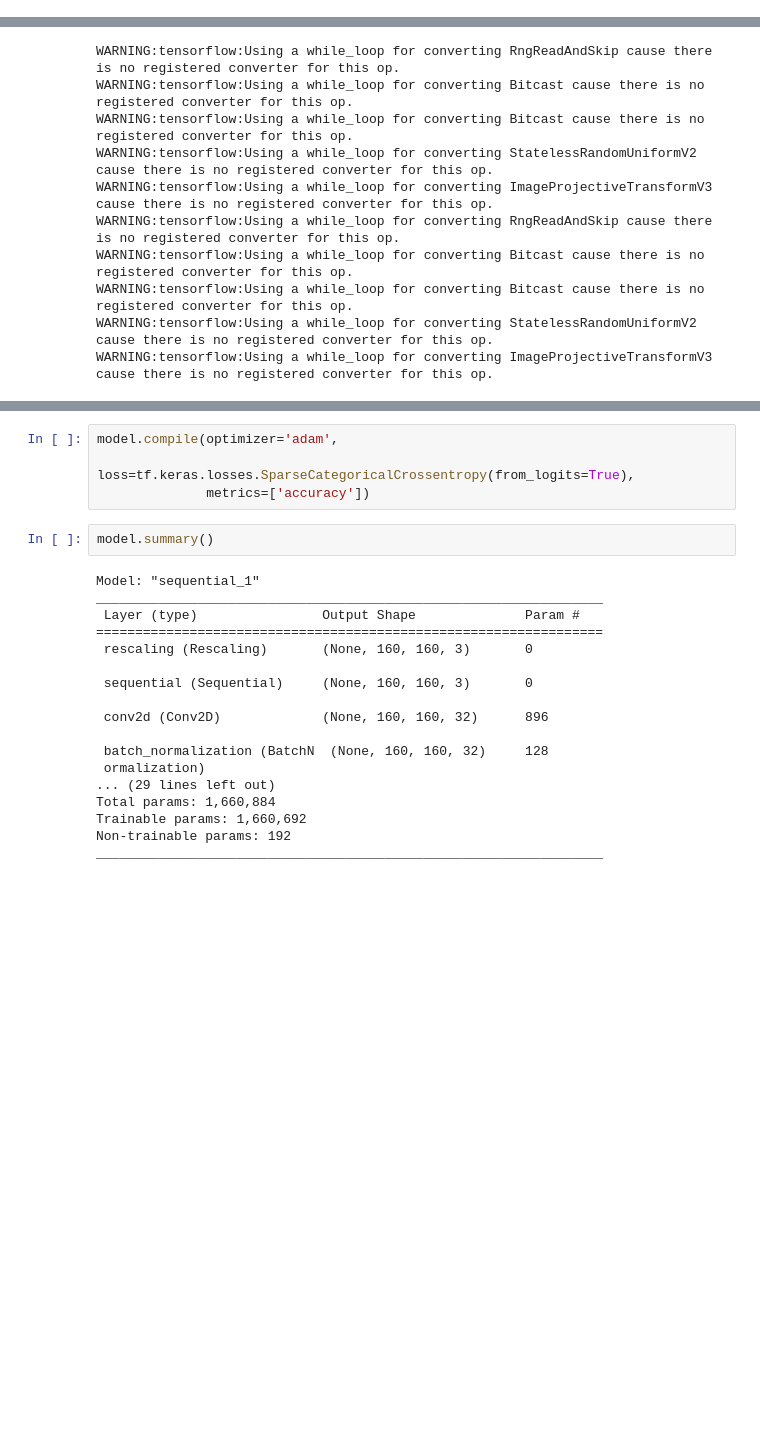
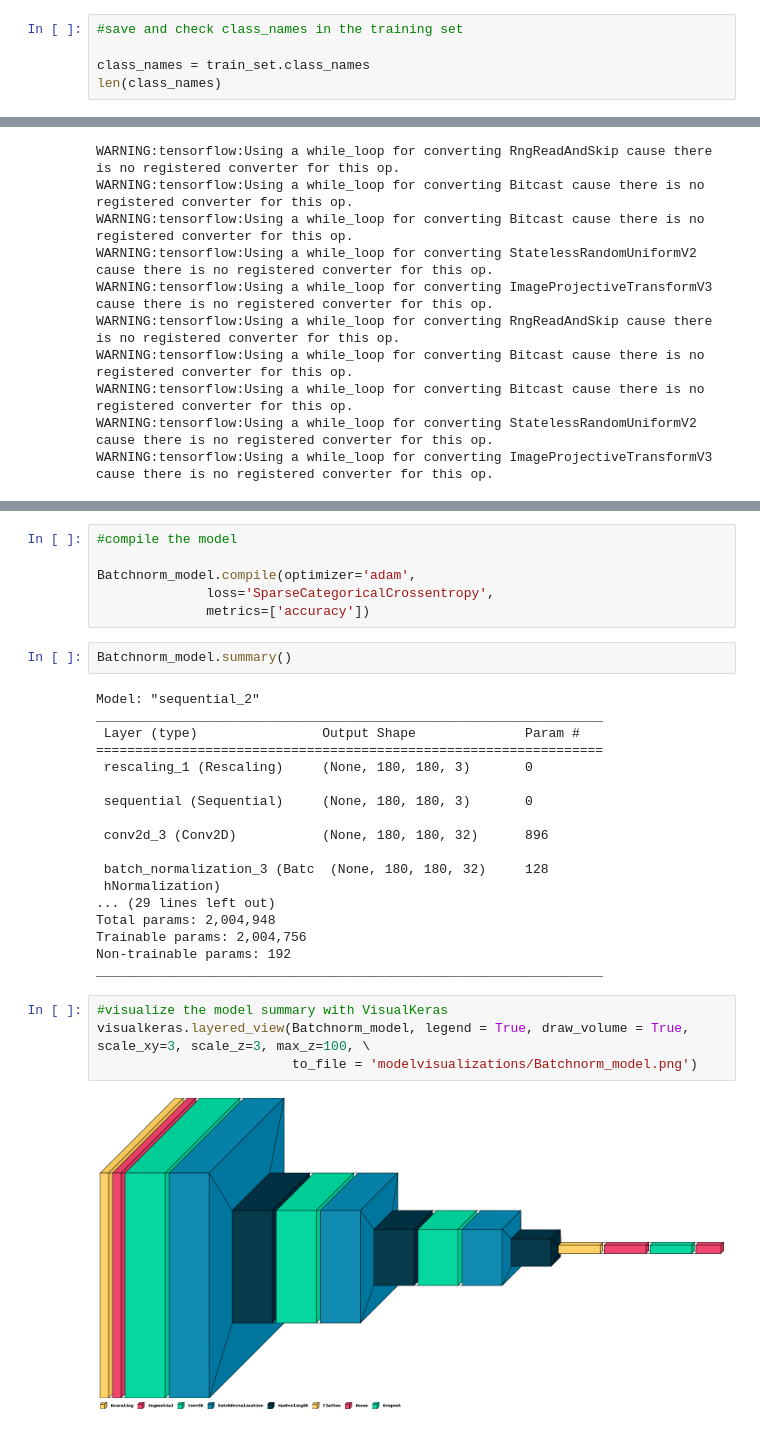
Before and after one commit to Dlappin93/Image-Classification-Capstone, a Jupyter notebook: Lap_Dav_Capstone_Batch_Normalization200.ipynb, the cells around one changed output, grey strips where cells are left out. Drawn from its saved outputs; the diff is of its cells as text; blank space fills up the shorter version.

```diff
--- a/Lap_Dav_Capstone_Batch_Normalization200.ipynb
+++ b/Lap_Dav_Capstone_Batch_Normalization200.ipynb
@@ -78,0 +165,5 @@ class_names
+# %%
+#save and check class_names in the training set
+
+class_names = train_set.class_names
+len(class_names)
@@ -153,24 +287,32 @@ WARNING:tensorflow:Using a while_loop for converting ImageProjectiveTransformV3
 # %%
-model.compile(optimizer='adam',
-              loss=tf.keras.losses.SparseCategoricalCrossentropy(from_logits=True),
+#compile the model
+
+Batchnorm_model.compile(optimizer='adam',
+              loss='SparseCategoricalCrossentropy',
               metrics=['accuracy'])
 # %%
-model.summary()
+Batchnorm_model.summary()
 # %% [output]
-Model: "sequential_1"
+Model: "sequential_2"
 _________________________________________________________________
  Layer (type)                Output Shape              Param #
 =================================================================
- rescaling (Rescaling)       (None, 160, 160, 3)       0
+ rescaling_1 (Rescaling)     (None, 180, 180, 3)       0
 
- sequential (Sequential)     (None, 160, 160, 3)       0
+ sequential (Sequential)     (None, 180, 180, 3)       0
 
- conv2d (Conv2D)             (None, 160, 160, 32)      896
+ conv2d_3 (Conv2D)           (None, 180, 180, 32)      896
 
- batch_normalization (BatchN  (None, 160, 160, 32)     128
- ormalization)
+ batch_normalization_3 (Batc  (None, 180, 180, 32)     128
+ hNormalization)
 ... (29 lines left out)
-Total params: 1,660,884
-Trainable params: 1,660,692
+Total params: 2,004,948
+Trainable params: 2,004,756
 Non-trainable params: 192
 _________________________________________________________________
+# %%
+#visualize the model summary with VisualKeras
+visualkeras.layered_view(Batchnorm_model, legend = True, draw_volume = True, scale_xy=3, scale_z=3, max_z=100, \
+                         to_file = 'modelvisualizations/Batchnorm_model.png')
+# %% [output]
+[figure, added]
```
Also changed, not shown: parts of 61 cells of this notebook, 8 other files.
